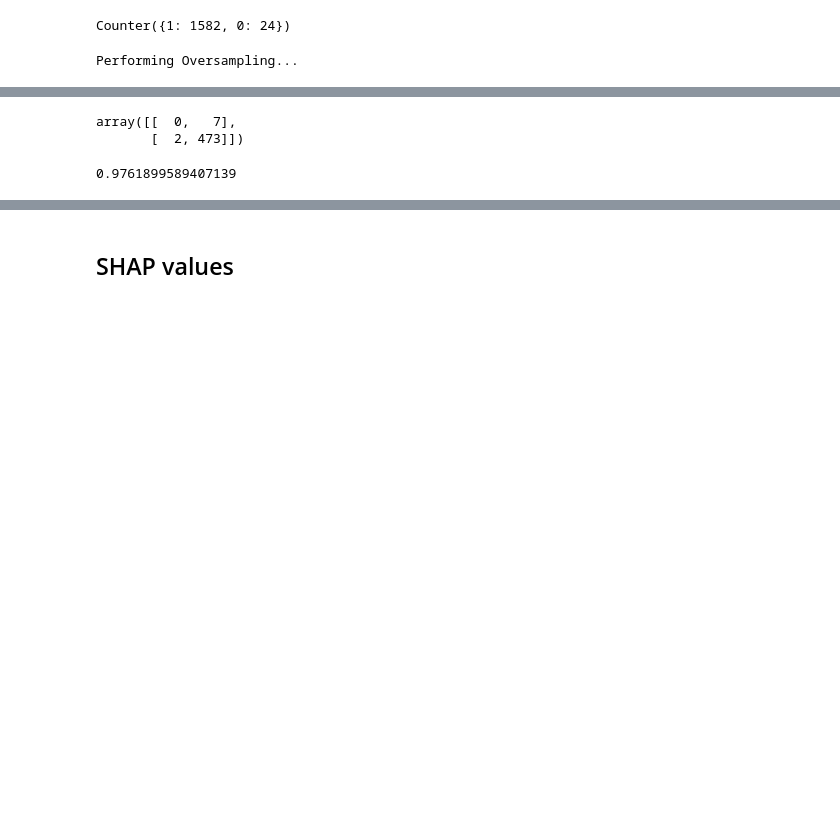
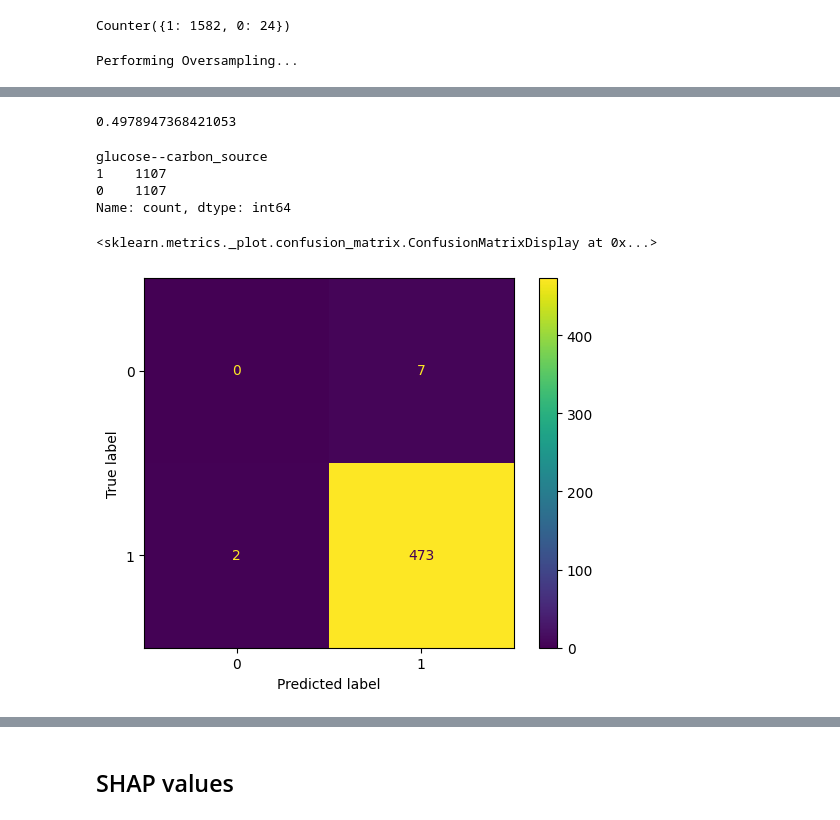
Before and after one commit to kbasecollaborations/trait-prediction, a Jupyter notebook: notebooks/predicting_glucose_csource.ipynb, the cells around one changed output, grey strips where cells are left out. Saved outputs shown, nothing was run; the diff lists cells and outputs as text; code cells hidden in the pictures; blank space fills up the shorter version.

```diff
--- a/notebooks/predicting_glucose_csource.ipynb
+++ b/notebooks/predicting_glucose_csource.ipynb
@@ -90,9 +93,17 @@ y_true = data["y_test"]
 # %%
-confusion_matrix(y_true, y_pred)
+balanced_accuracy_score(y_true, y_pred)
 # %% [output]
-array([[  0,   7],
-       [  2, 473]])
+0.4978947368421053
-# %%
-f1_score(y_true, y_pred, average="weighted")
-# %% [output]
-0.9761899589407139
+# %%
+# FIXME: You cannot use cv when using oversampling!
+phenotype_predictor._y_train.value_counts()
+# %% [output]
+glucose--carbon_source
+1    1107
+0    1107
+Name: count, dtype: int64
+# %%
+ConfusionMatrixDisplay(confusion_matrix(y_true, y_pred)).plot()
+# %% [output]
+<sklearn.metrics._plot.confusion_matrix.ConfusionMatrixDisplay at 0x...>
+[figure, added]
```
Also changed, not shown: parts of 18 cells of this notebook, 9 other files.
